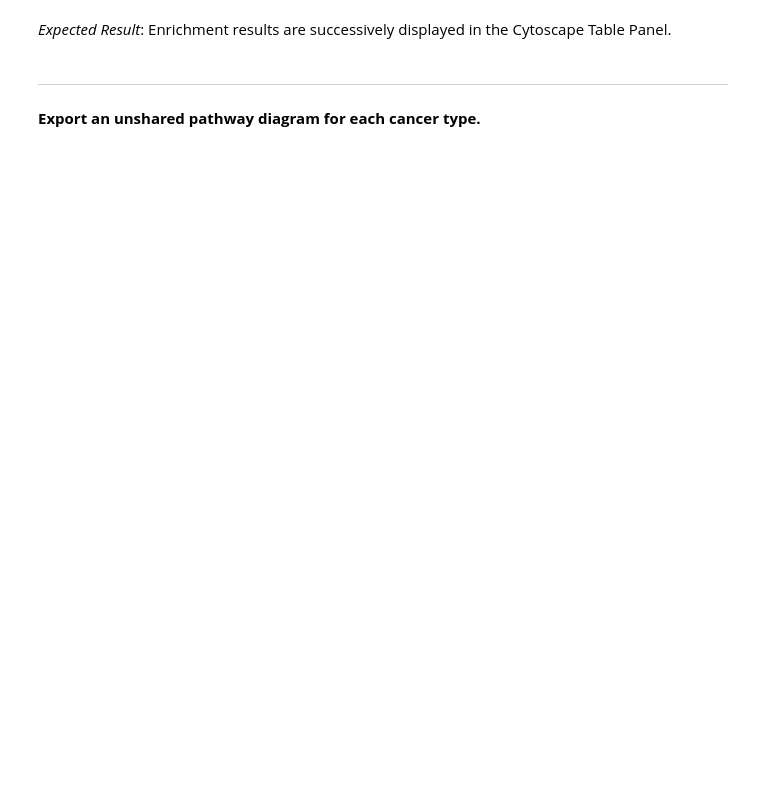
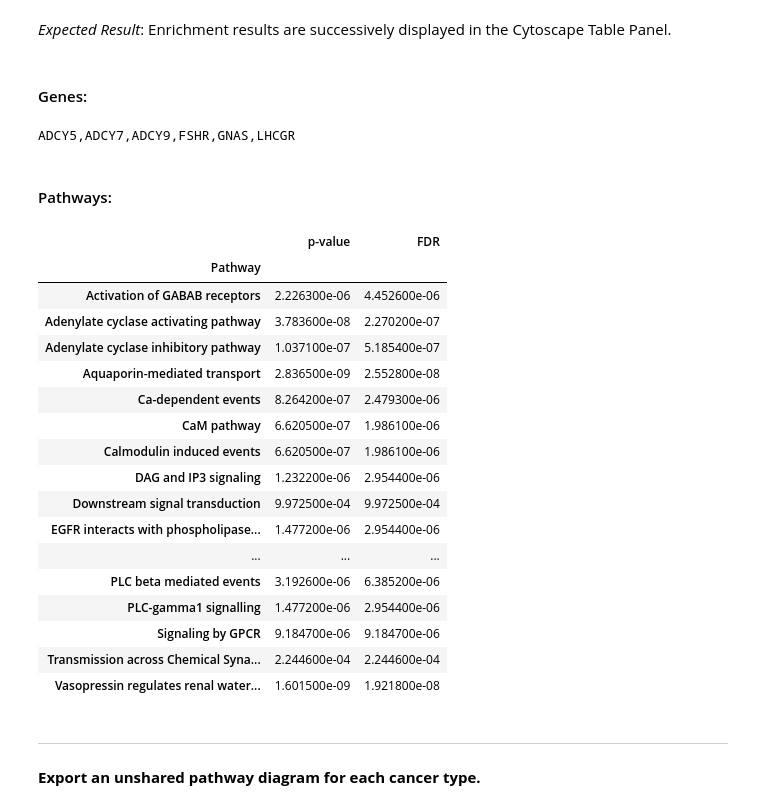
Before and after one commit to Niveda-S/workflows, a Jupyter notebook: CytoscapeReactomeFI.ipynb, the cells around one changed output. Drawn from its saved outputs; the diff is of its cells as text; code cells hidden in the pictures; blank space fills up the shorter version.

Commit message:
Move all constants to one upper cell. Fix unshared module determination. Fix slice min size cutoff. Sort pathway indexes. Remove unused import.

```diff
--- a/CytoscapeReactomeFI.ipynb
+++ b/CytoscapeReactomeFI.ipynb
@@ -272,8 +280,6 @@ def overlap_pvalue(N, overlap, gs1, gs2):
     # Return the overlap probability.
     return hypergeom.sf(k, N, n1, n2)
 # %%
-DEF_MIN_MODULE_SIZE = 3
-
 def filter_on_module_size(inputs, **kwargs):
     """
     Returns subsets of the given data frames with module
@@ -304,7 +310,7 @@ def filter_on_module_size(inputs, **kwargs):
     # The n largest data frames.
     largest = [df['Module Size'].nlargest(n) for df in inputs.values()]
     sizes = [ds.iloc[n - 1] for ds in largest]
-    cutoff = max(DEF_MIN_MODULE_SIZE, *sizes)
+    cutoff = max(min_module_size, *sizes)
     return {name: df.loc[df['Module Size'].ge(cutoff), :]
             for name, df in inputs.items()}
 
@@ -408,12 +414,13 @@ def partition_shared(overlap_df, inputs, cutoff=.01):
     criterion = overlap_df['FDR'].le(cutoff)
     shared_df = overlap_df.loc[criterion]
 
-    shared_idx_values = [set(values)
-                         for values in zip(*shared_df.index.values)]
-    shared_idx_names = shared_df.index.names
-    shared_idx_dict = {name: shared_idx_values[i]
-                       for i, name in enumerate(shared_idx_names)}
-    unshared = {name: df.loc[shared_idx_dict[name], :]
+    all_modules = [set(values) for values in zip(*overlap_df.index.values)]
+    shared_modules = [set(values) for values in zip(*shared_df.index.values)]
+    unshared_modules = [all_modules[i].difference(shared_modules[i])
+                        for i in range(len(all_modules))]
+    unshared_idx_dict = {name: unshared_modules[i]
+                         for i, name in enumerate(overlap_df.index.names)}
+    unshared = {name: df.loc[unshared_idx_dict[name], :]
                 for name, df in inputs.items()}
     for name, df in unshared.items():
         print("Unshared %s module count: %d" % (name, df.index.size))
@@ -435,7 +442,8 @@ def discover_overlap(n, inputs, **kwargs):
     filtered = filter_on_module_size(inputs, **kwargs)
     # Prep pair-wise analysis by taking the cartesian product
     # of the two filtered data frames renamed with unique columns.
-    sliced = {name: slice_on_node_list(name, df) for name, df in filtered.items()}
+    sliced = {name: slice_on_node_list(name, df)
+              for name, df in filtered.items()}
     cross_df = cartesian(*sliced.values())
     overlap_df = append_overlap(n, cross_df)
     return overlap_df
@@ -707,6 +755,12 @@ ___
 step)
 # %%
 # Perform pathway enrichment on the gene modules.
+rename_opts = {'Shared Genes': 'Genes'}
+columns = ['Genes', 'p-value', 'FDR']
+shared_df = partition['shared'].rename(columns=rename_opts).loc[:, columns]
+groups = dict(Shared=shared_df)
+groups.update(partition['unshared'])
 enriched = {name: enrich_modules(name, df.Genes)
-            for name, df in partition['unshared'].items()}
-distinct = distinct_pathways(enriched)
+            for name, df in groups.items()}
+enriched_unshared = {name: enriched[name] for name in inputs.keys()}
+distinct = distinct_pathways(enriched_unshared)
@@ -713,15 +822,36 @@ distinct = distinct_pathways(enriched)
 # %% [markdown]
 *Expected Result*: Enrichment results are successively displayed in the Cytoscape Table Panel.
 # %%
-# Show the enrichmed pathways for a BRCA module.
+# Show the enriched pathways for a BRCA module.
 # Change the index to see a different module.
-df = enriched['BRCA'].iloc[3]
+df = enriched['BRCA'].iloc[1]
 display(HTML('<h4>Genes:</h4>'))
 print(','.join(df.Genes))
 print()
 display(HTML('<h4>Pathways:</h4>'))
-for p in df.Pathways:
-    print(p)
+df.Pathways.loc[:, ['p-value', 'FDR']]
+# %% [output]
+Genes:
+ADCY5,ADCY7,ADCY9,FSHR,GNAS,LHCGR
+Pathways:
+|  | p-value | FDR |
+| Pathway |  |  |
+| Activation of GABAB receptors | 2.226300e-06 | 4.452600e-06 |
+| Adenylate cyclase activating pathway | 3.783600e-08 | 2.270200e-07 |
+| Adenylate cyclase inhibitory pathway | 1.037100e-07 | 5.185400e-07 |
+| Aquaporin-mediated transport | 2.836500e-09 | 2.552800e-08 |
+| Ca-dependent events | 8.264200e-07 | 2.479300e-06 |
+| CaM pathway | 6.620500e-07 | 1.986100e-06 |
+| Calmodulin induced events | 6.620500e-07 | 1.986100e-06 |
+| DAG and IP3 signaling | 1.232200e-06 | 2.954400e-06 |
+| Downstream signal transduction | 9.972500e-04 | 9.972500e-04 |
+| EGFR interacts with phospholipase... | 1.477200e-06 | 2.954400e-06 |
+| ... | ... | ... |
+| PLC beta mediated events | 3.192600e-06 | 6.385200e-06 |
+| PLC-gamma1 signalling | 1.477200e-06 | 2.954400e-06 |
+| Signaling by GPCR | 9.184700e-06 | 9.184700e-06 |
+| Transmission across Chemical Syna... | 2.244600e-04 | 2.244600e-04 |
+| Vasopressin regulates renal water... | 1.601500e-09 | 1.921800e-08 |
 # %% [markdown]
 ___
 
```
Also changed, not shown: parts of 12 cells of this notebook.
